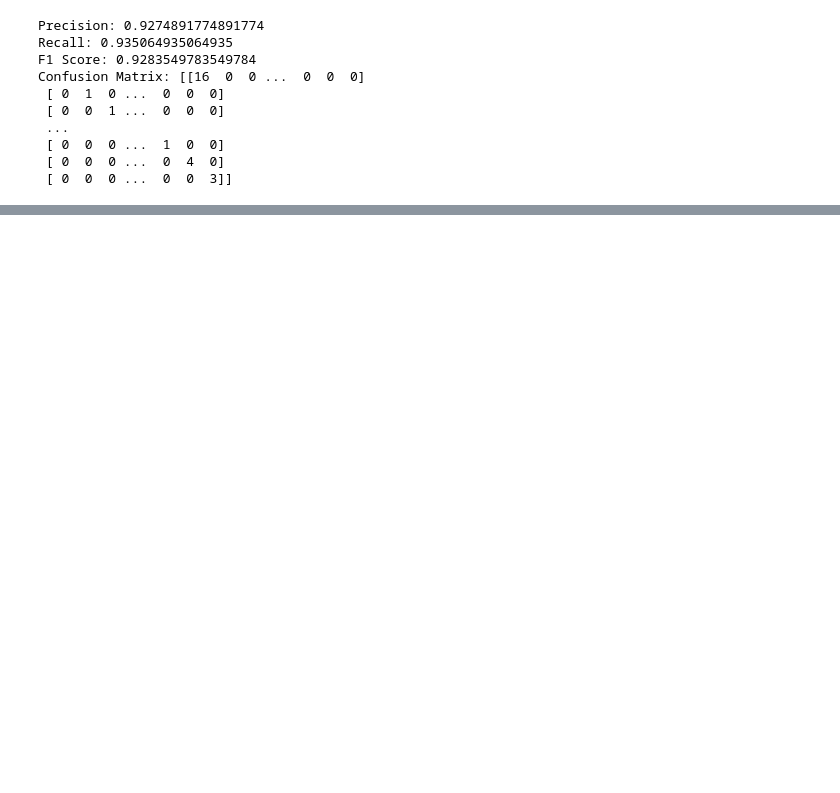
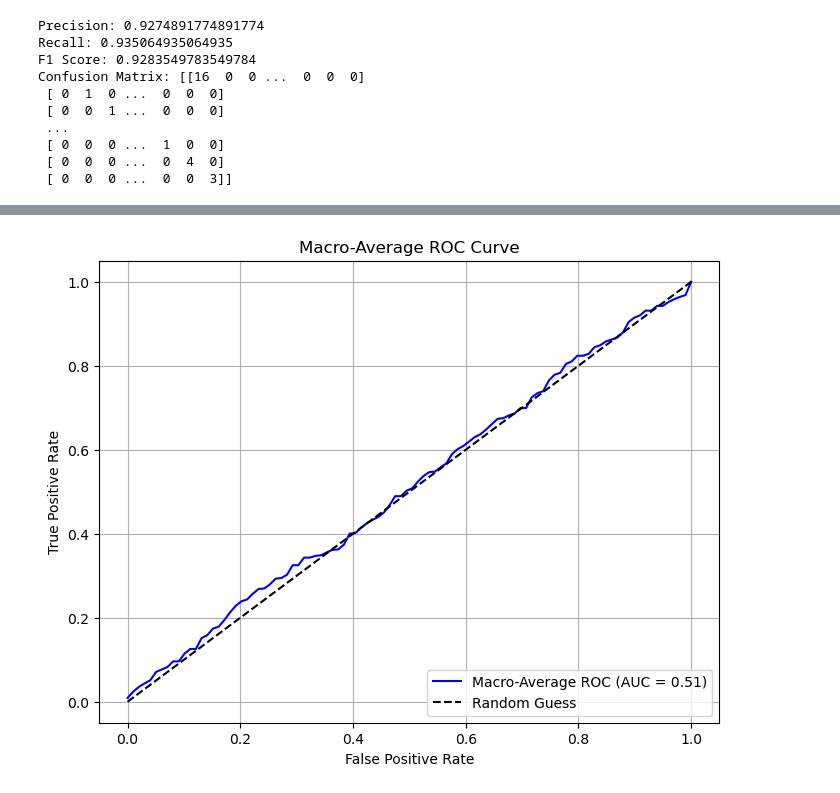
Before and after one commit to solazzol/handwriting-reco-project, a Jupyter notebook: handwriting-recognition/model/evaluation.ipynb, the cells around one changed output, grey strips where cells are left out. Cells and saved outputs as stored; diff of their text form; code cells hidden in the pictures; blank space fills up the shorter version.

```diff
--- a/handwriting-recognition/model/evaluation.ipynb
+++ b/handwriting-recognition/model/evaluation.ipynb
@@ -227,0 +425,33 @@ for metric, value in metrics.items():
+# %%
+from sklearn.metrics import roc_curve, auc
+
+plt.figure(figsize=(8, 6))
+
+# Lista per memorizzare tutti i valori di FPR e TPR
+all_fpr = np.linspace(0, 1, 100)  # Intervallo standard per interpolazione
+mean_tpr = np.zeros_like(all_fpr)
+
+# Calcoliamo la media delle curve ROC
+valid_classes = [cls for cls in test_classes if not np.isnan(roc_auc[cls])]
+for cls in valid_classes:
+    mean_tpr += np.interp(all_fpr, fpr[cls], tpr[cls])  # Interpola i valori di TPR
+
+mean_tpr /= len(valid_classes)  # Media
+
+# Calcoliamo l'AUC medio
+mean_auc = auc(all_fpr, mean_tpr)
+
+# Plottiamo solo la curva media
+plt.plot(all_fpr, mean_tpr, label=f'Macro-Average ROC (AUC = {mean_auc:.2f})', color="blue")
+
+# Linea diagonale
+plt.plot([0, 1], [0, 1], 'k--', label="Random Guess")
+
+plt.xlabel("False Positive Rate")
+plt.ylabel("True Positive Rate")
+plt.title("Macro-Average ROC Curve")
+plt.legend(loc="lower right")
+plt.grid()
+plt.show()
+# %% [output]
+[figure, added]
```
Also changed, not shown: parts of 16 cells of this notebook, 2 other files.
